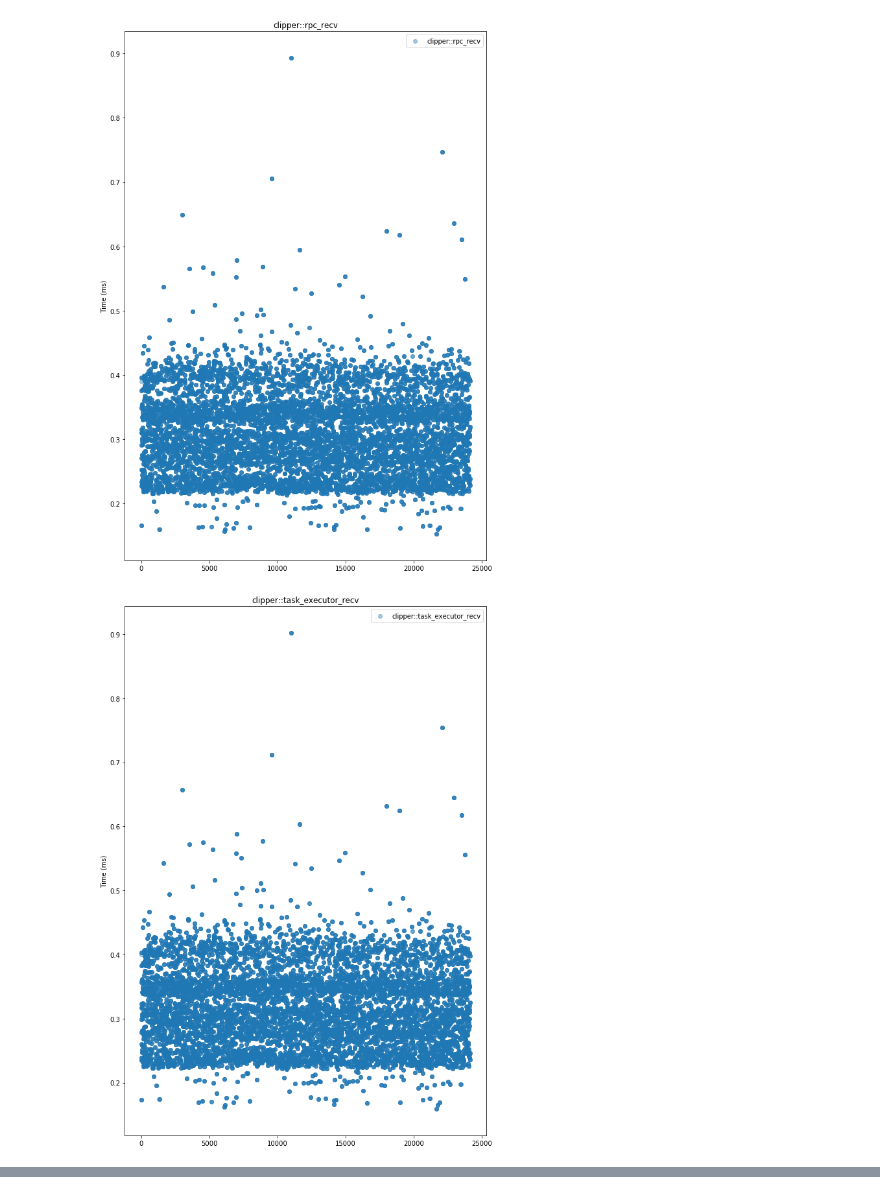
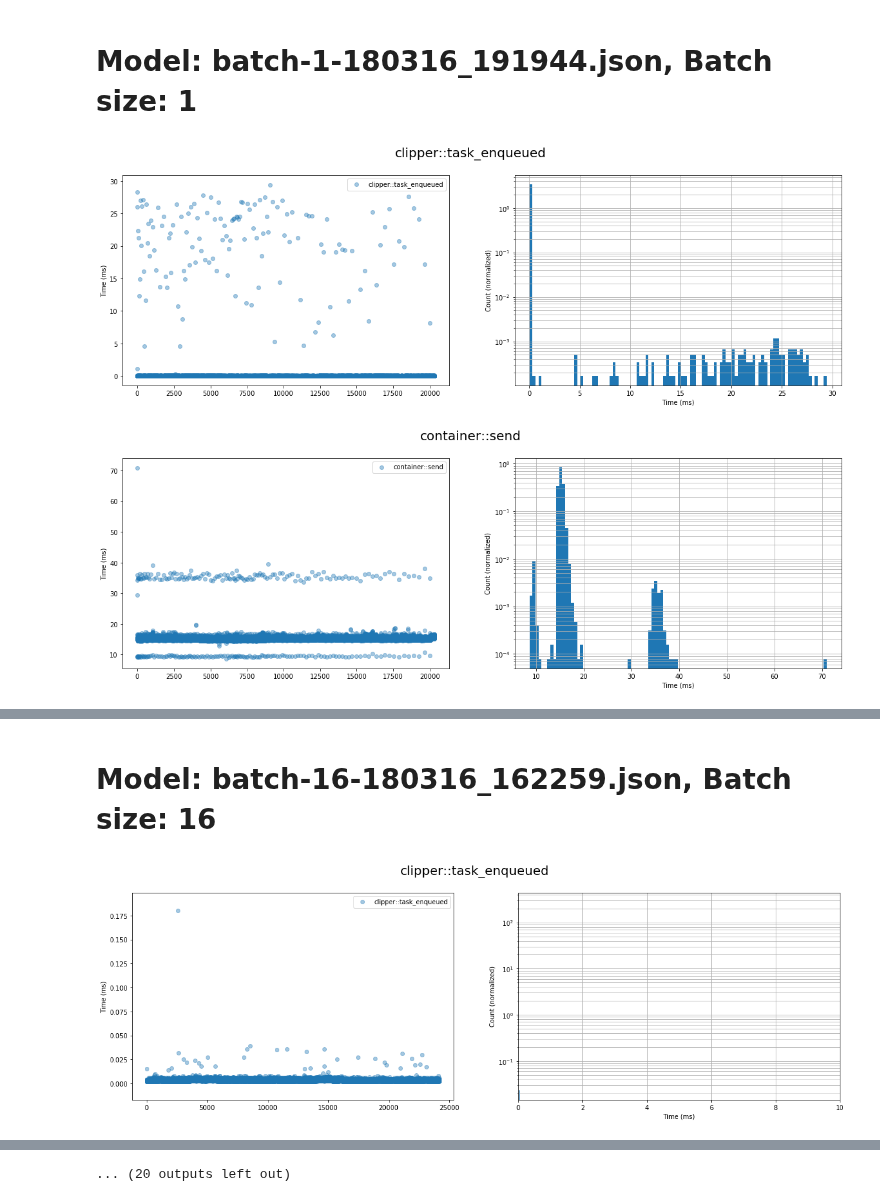
Before and after one commit to dcrankshaw/plots-model-comp-paper, a Jupyter notebook: debugging/query_lineage.ipynb, the cells around one changed output, grey strips where cells are left out. Cells and saved outputs as stored; diff of their text form; code cells hidden in the pictures.

Commit message:
more lineage analysis

```diff
--- a/debugging/query_lineage.ipynb
+++ b/debugging/query_lineage.ipynb
@@ -55,6 +142,7 @@ analyze_lineage(path)
 # %%
-path = os.path.abspath("../results_cpp_benchmarker/query_lineage/query_lineage_tf-kernel-svm_smp_aws_cpp_profiling/cpp-aws-results-k80-batch-4-180316_082855.json")
-analyze_lineage(path)
+path = os.path.abspath("../results_cpp_benchmarker/query_lineage/query_lineage_tf-kernel-svm_smp_aws_cpp_profiling/")
+analyze_dir(path)
 # %% [output]
+# Model: batch-1-180316_191944.json, Batch size: 1
-[figure, old version]
+[figure, new version]
-[figure, old version]
+[figure, new version]
@@ -61,0 +150,2 @@ analyze_lineage(path)
+# Model: batch-16-180316_162259.json, Batch size: 16
+[figure, added]
@@ -61,0 +158 @@ analyze_lineage(path)
+... (20 outputs left out)
```
Also changed, not shown: parts of 11 cells of this notebook, 3 other files.
